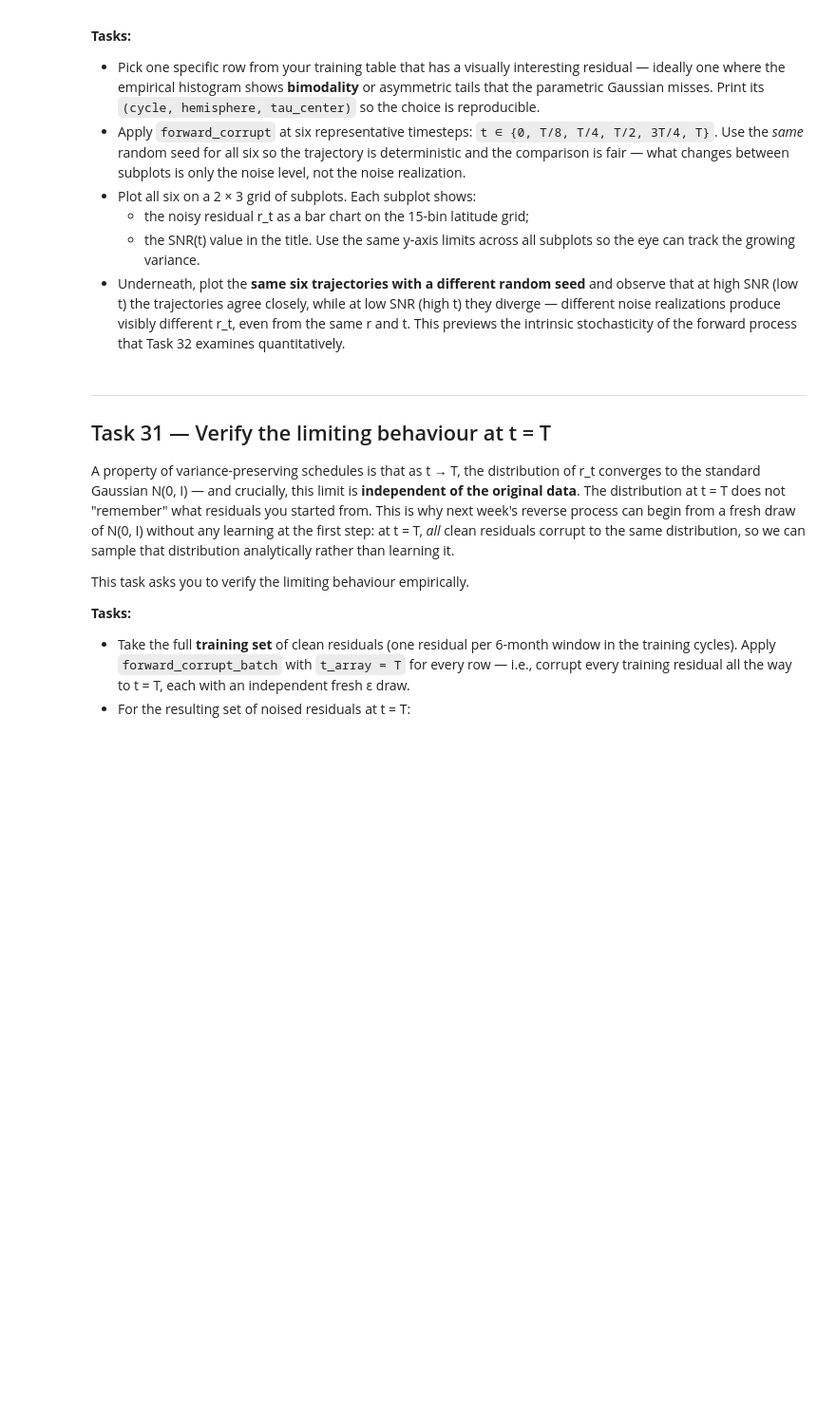
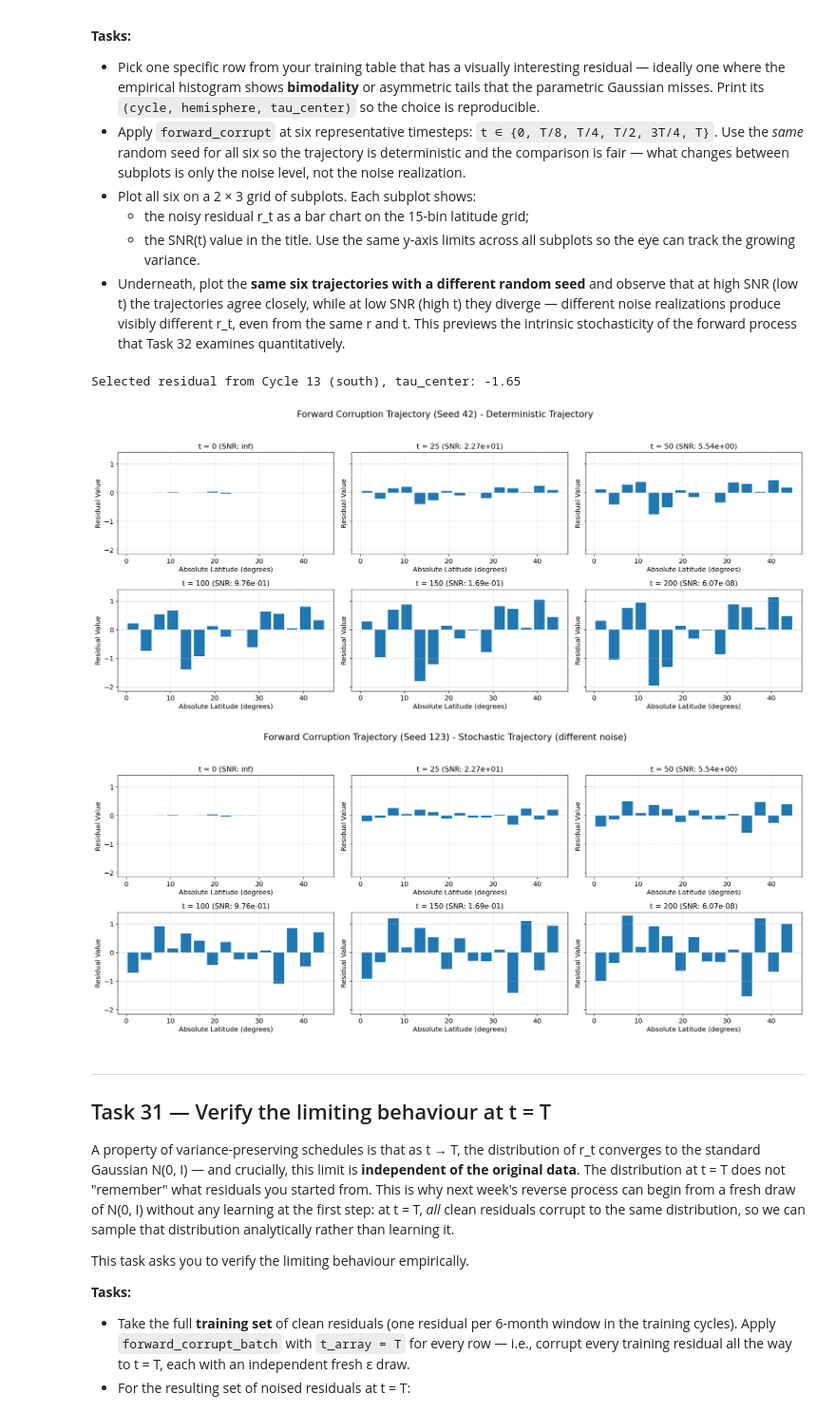
Before and after one commit to SwRI-IDEA-Lab/butterflai, a Jupyter notebook: weeks/week_07/07_Wing_Model.ipynb, the cells around one changed output. Shown at 95% size. Drawn from its saved outputs; the diff is of its cells as text; code cells hidden in the pictures; blank space fills up the shorter version.

```diff
--- a/weeks/week_07/07_Wing_Model.ipynb
+++ b/weeks/week_07/07_Wing_Model.ipynb
@@ -1233,6 +1821,79 @@ will show them.
   Task 32 examines quantitatively.
 # %%
 # Put your code here for Task 30.
+# %%
+import numpy as np
+import matplotlib.pyplot as plt
+
+# Reuse r_clean from the previous sanity check cell (df_windows.iloc[0])
+# Assuming df_windows is not empty and r_clean is available.
+if 'df_windows' in locals() and not df_windows.empty:
+    sample_row = df_windows.iloc[0] # Using the first row for reproducibility
+    r_clean = np.array([sample_row[f"hist_emp_{i:02d}"] - sample_row[f"hist_par_{i:02d}"] for i in range(15)])
+    print(f"Selected residual from Cycle {int(sample_row['cycle'])} ({sample_row['hemisphere']}), tau_center: {sample_row['tau_center']:.2f}")
+else:
+    print("Error: df_windows is empty or not defined. Cannot perform Task 30.")
+    r_clean = np.zeros(15) # Fallback to prevent errors
+
+# Define the representative timesteps
+timesteps_to_plot = [0, T // 8, T // 4, T // 2, 3 * T // 4, T]
+
+# Define RNG seeds
+rng_seed_1 = 42
+rng_seed_2 = 123
+
+# Prepare lists to store noisy residuals for plotting
+corrupted_r_t_set1 = []
+snrs_set1 = []
+corrupted_r_t_set2 = []
+snrs_set2 = []
+
+# --- First set of corruptions (fixed random seed 1) ---
+for t_step in timesteps_to_plot:
+    rng = np.random.default_rng(rng_seed_1)
+    r_t, eps = forward_corrupt(r_clean, t_step, alpha, sigma, rng=rng)
+    corrupted_r_t_set1.append(r_t)
+    snrs_set1.append(snr[t_step])
+
+# --- Second set of corruptions (fixed random seed 2) ---
+for t_step in timesteps_to_plot:
+    rng = np.random.default_rng(rng_seed_2)
+    r_t, eps = forward_corrupt(r_clean, t_step, alpha, sigma, rng=rng)
+    corrupted_r_t_set2.append(r_t)
+    snrs_set2.append(snr[t_step])
+
+# Determine common y-axis limits for all plots
+all_r_t_values = np.concatenate(corrupted_r_t_set1 + corrupted_r_t_set2)
+y_min = np.min(all_r_t_values) - np.abs(np.min(all_r_t_values) * 0.1)
+y_max = np.max(all_r_t_values) + np.abs(np.max(all_r_t_values) * 0.1)
+
+# Plotting function for a set of corrupted residuals
+def plot_corruption_grid(corrupted_data, snr_data, title_suffix, fig_num_offset=0):
+    fig, axes = plt.subplots(2, 3, figsize=(18, 8), sharey=True)
+    fig.suptitle(f"Forward Corruption Trajectory (Seed {rng_seed_1 if fig_num_offset == 0 else rng_seed_2}) - {title_suffix}", fontsize=16)
+    axes = axes.flatten()
+
+    for i, (r_t, snr_val) in enumerate(zip(corrupted_data, snr_data)):
+        ax = axes[i]
+        ax.bar(bin_centers, r_t, width=BIN_WIDTH * 0.8)
+        ax.set_title(f"t = {timesteps_to_plot[i]} (SNR: {snr_val:.2e})")
+        ax.set_xlabel("Absolute Latitude (degrees)")
+        ax.set_ylabel("Residual Value")
+        ax.set_ylim(y_min, y_max)
+        ax.grid(axis='y', linestyle='--', alpha=0.7)
+
+    plt.tight_layout(rect=[0, 0.03, 1, 0.95])
+    plt.show()
+
+# Plot first set (Seed 1)
+plot_corruption_grid(corrupted_r_t_set1, snrs_set1, "Deterministic Trajectory", fig_num_offset=0)
+
+# Plot second set (Seed 2)
+plot_corruption_grid(corrupted_r_t_set2, snrs_set2, "Stochastic Trajectory (different noise)", fig_num_offset=1)
+# %% [output]
+Selected residual from Cycle 13 (south), tau_center: -1.65
+[figure, added]
+[figure, added]
 # %% [markdown]
 ---
 ## Task 31 — Verify the limiting behaviour at t = T
```
Also changed, not shown: parts of 20 cells of this notebook.
